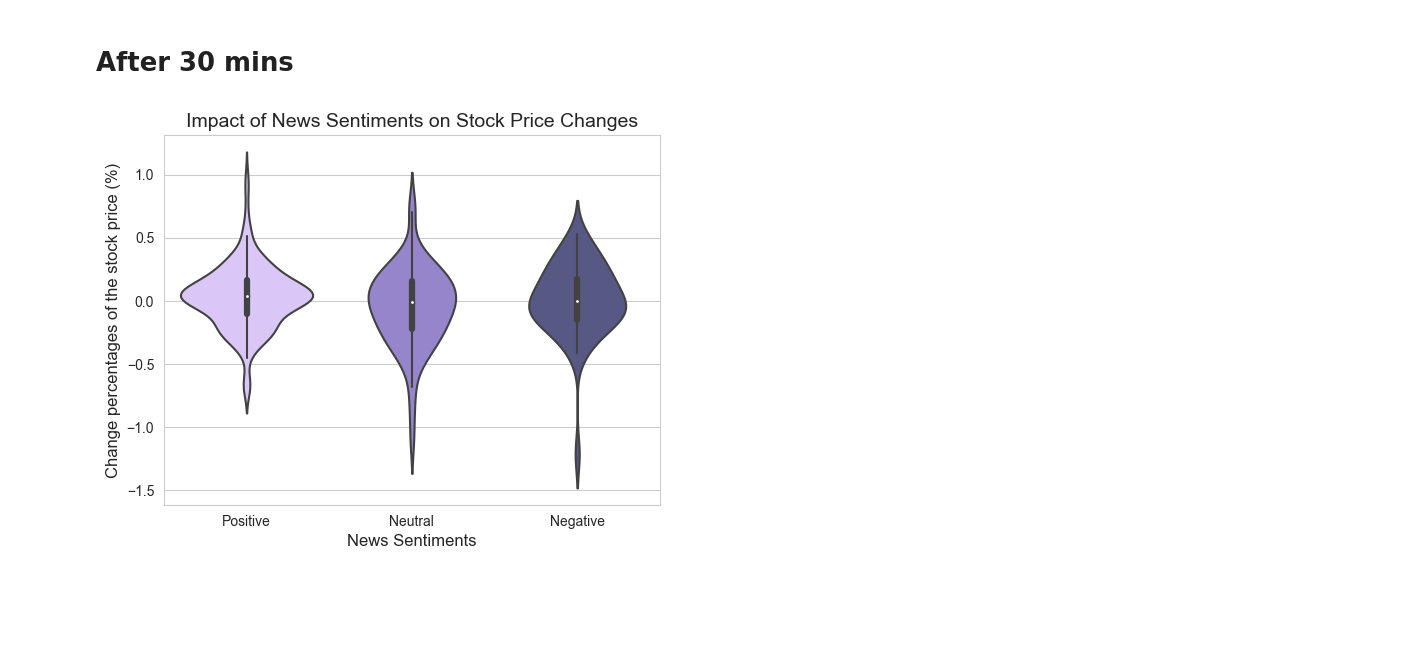
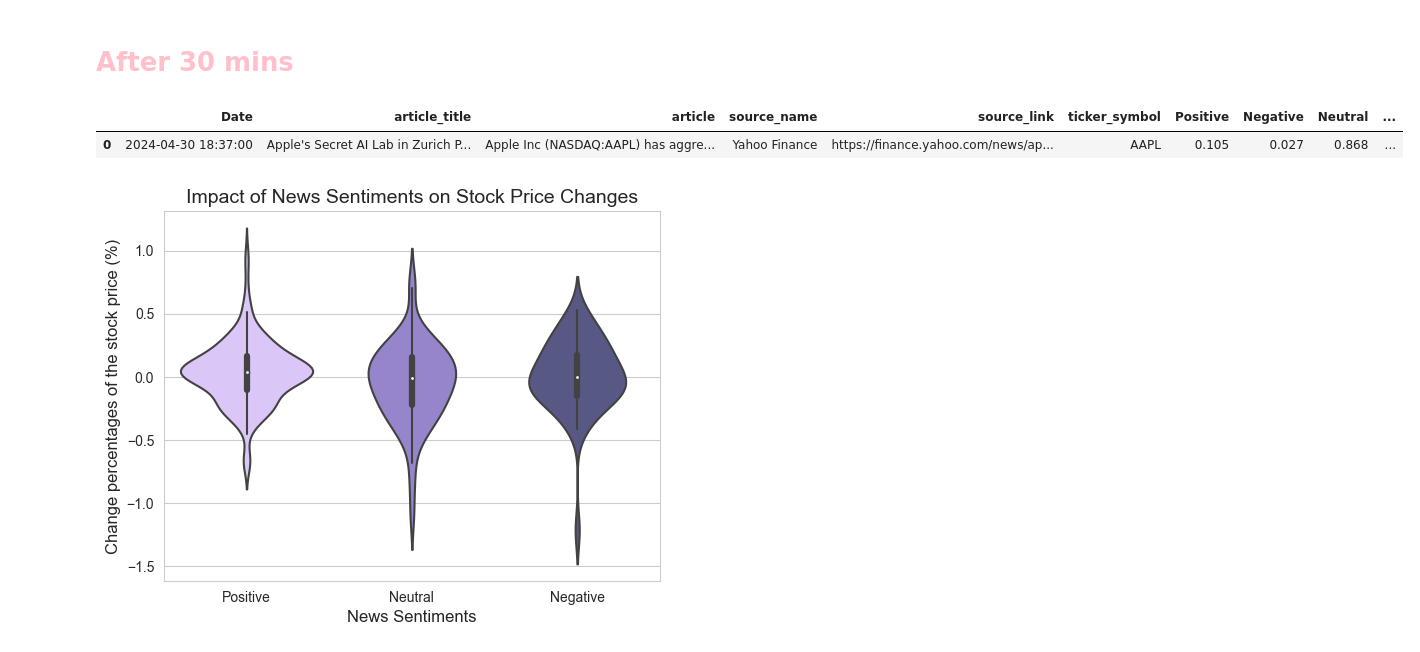
Before and after one commit to joudabihaidar/MarketMind, a Jupyter notebook: notebooks/visualizations.ipynb, the cells around one changed output. Drawn from its saved outputs; the diff is of its cells as text; code cells hidden in the pictures; blank space fills up the shorter version.

```diff
--- a/notebooks/visualizations.ipynb
+++ b/notebooks/visualizations.ipynb
@@ -48,7 +94,11 @@ def scatterPlot(x,y,data):
 # %% [markdown]
-# After 30 mins
+# <font color='pink'>After 30 mins</font>
 # %%
 after_30=pd.read_csv(r'..\data\stockPrices\stock_prices_after_30_mins.csv')
+after_30.head(1)
+# %% [output]
+|  | Date | article_title | article | source_name | source_link | ticker_symbol | Positive | Negative | Neutral | ... |
+| 0 | 2024-04-30 18:37:00 | Apple's Secret AI Lab in Zurich P... | Apple Inc (NASDAQ:AAPL) has aggre... | Yahoo Finance | https://finance.yahoo.com/news/ap... | AAPL | 0.105 | 0.027 | 0.868 | ... |
 # %%
 violinPlot('Sentiment','change_percentage',after_30)
 frequencySentiments('Sentiment',after_30)
```
Also changed, not shown: parts of 10 cells of this notebook, 1 other file.
